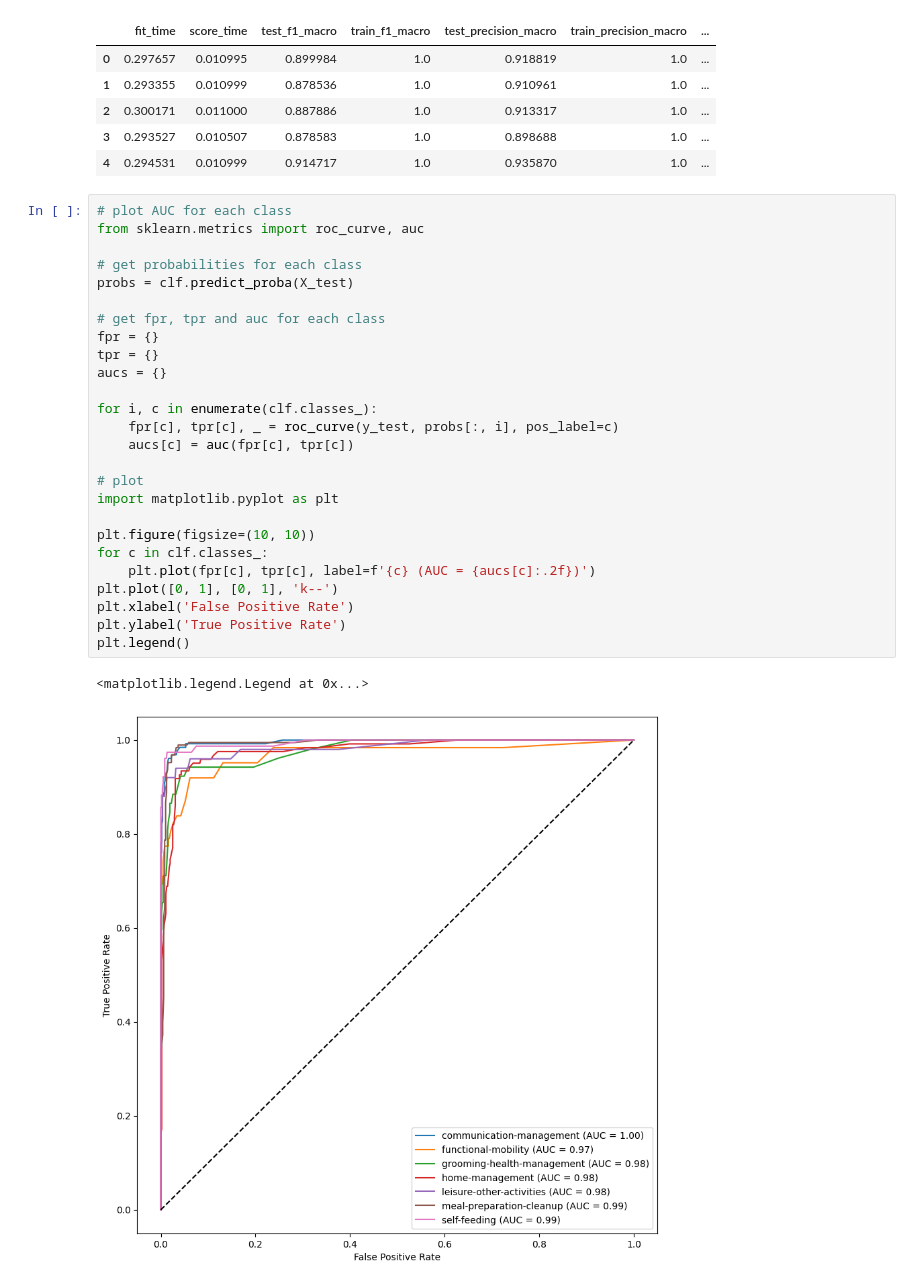
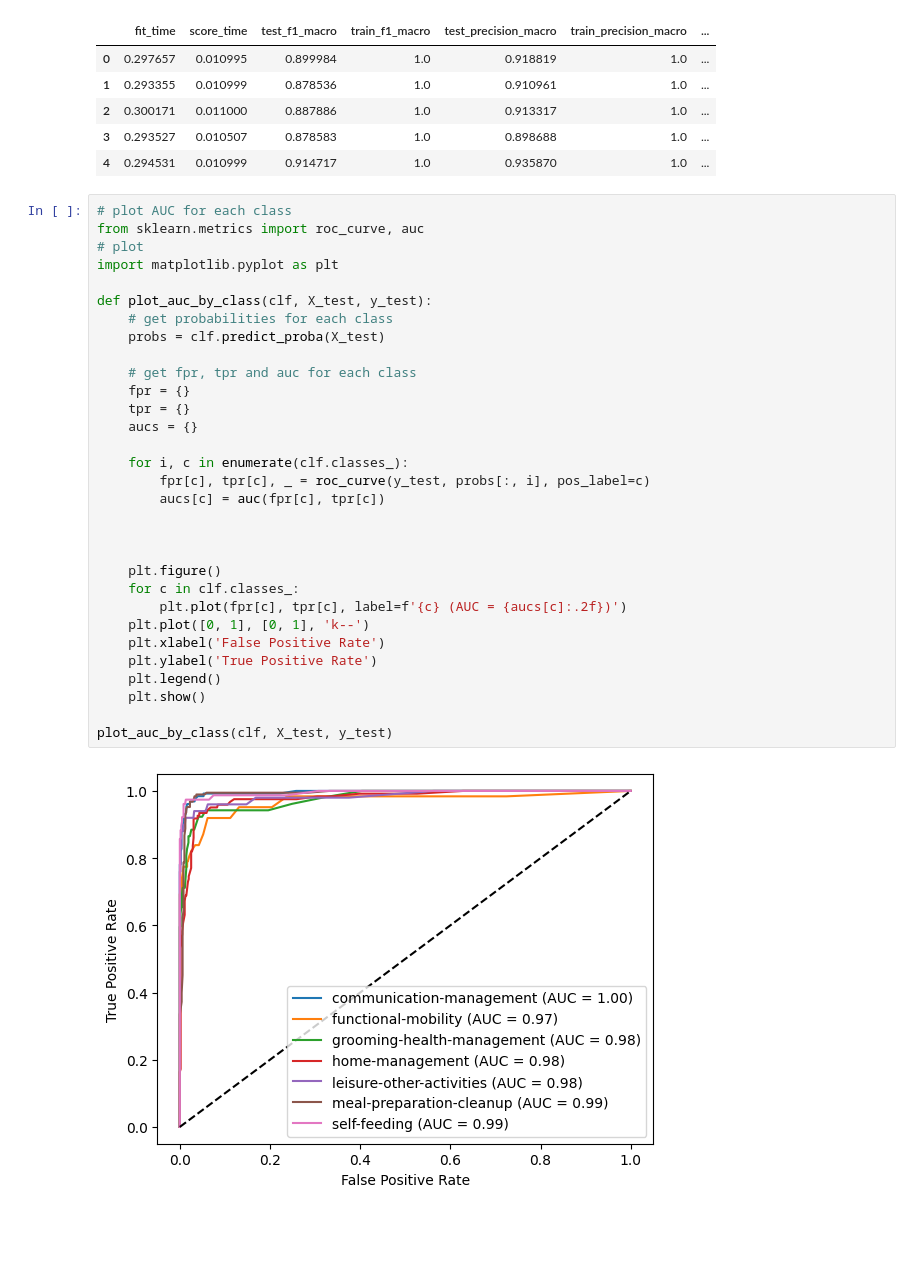
Before and after one commit to adeshkadambi/EgoVizML, a Jupyter notebook: scripts/adl_recognition.ipynb, the cells around one changed output. Cells and saved outputs as stored; diff of their text form; blank space fills up the shorter version.

```diff
--- a/scripts/adl_recognition.ipynb
+++ b/scripts/adl_recognition.ipynb
@@ -131,29 +131,33 @@ f1_macro: 0.8919409912155555 +/- 0.013842065915101462
 # %%
 # plot AUC for each class
 from sklearn.metrics import roc_curve, auc
-
-# get probabilities for each class
-probs = clf.predict_proba(X_test)
-
-# get fpr, tpr and auc for each class
-fpr = {}
-tpr = {}
-aucs = {}
-
-for i, c in enumerate(clf.classes_):
-    fpr[c], tpr[c], _ = roc_curve(y_test, probs[:, i], pos_label=c)
-    aucs[c] = auc(fpr[c], tpr[c])
-
 # plot
 import matplotlib.pyplot as plt
 
-plt.figure(figsize=(10, 10))
-for c in clf.classes_:
-    plt.plot(fpr[c], tpr[c], label=f'{c} (AUC = {aucs[c]:.2f})')
-plt.plot([0, 1], [0, 1], 'k--')
-plt.xlabel('False Positive Rate')
-plt.ylabel('True Positive Rate')
-plt.legend()
+def plot_auc_by_class(clf, X_test, y_test):
+    # get probabilities for each class
+    probs = clf.predict_proba(X_test)
+
+    # get fpr, tpr and auc for each class
+    fpr = {}
+    tpr = {}
+    aucs = {}
+
+    for i, c in enumerate(clf.classes_):
+        fpr[c], tpr[c], _ = roc_curve(y_test, probs[:, i], pos_label=c)
+        aucs[c] = auc(fpr[c], tpr[c])
+
+
+
+    plt.figure()
+    for c in clf.classes_:
+        plt.plot(fpr[c], tpr[c], label=f'{c} (AUC = {aucs[c]:.2f})')
+    plt.plot([0, 1], [0, 1], 'k--')
+    plt.xlabel('False Positive Rate')
+    plt.ylabel('True Positive Rate')
+    plt.legend()
+    plt.show()
+
+plot_auc_by_class(clf, X_test, y_test)
 # %% [output]
-<matplotlib.legend.Legend at 0x...>
-[figure, old version]
+[figure, new version]
```
Also changed, not shown: parts of 9 cells of this notebook.
